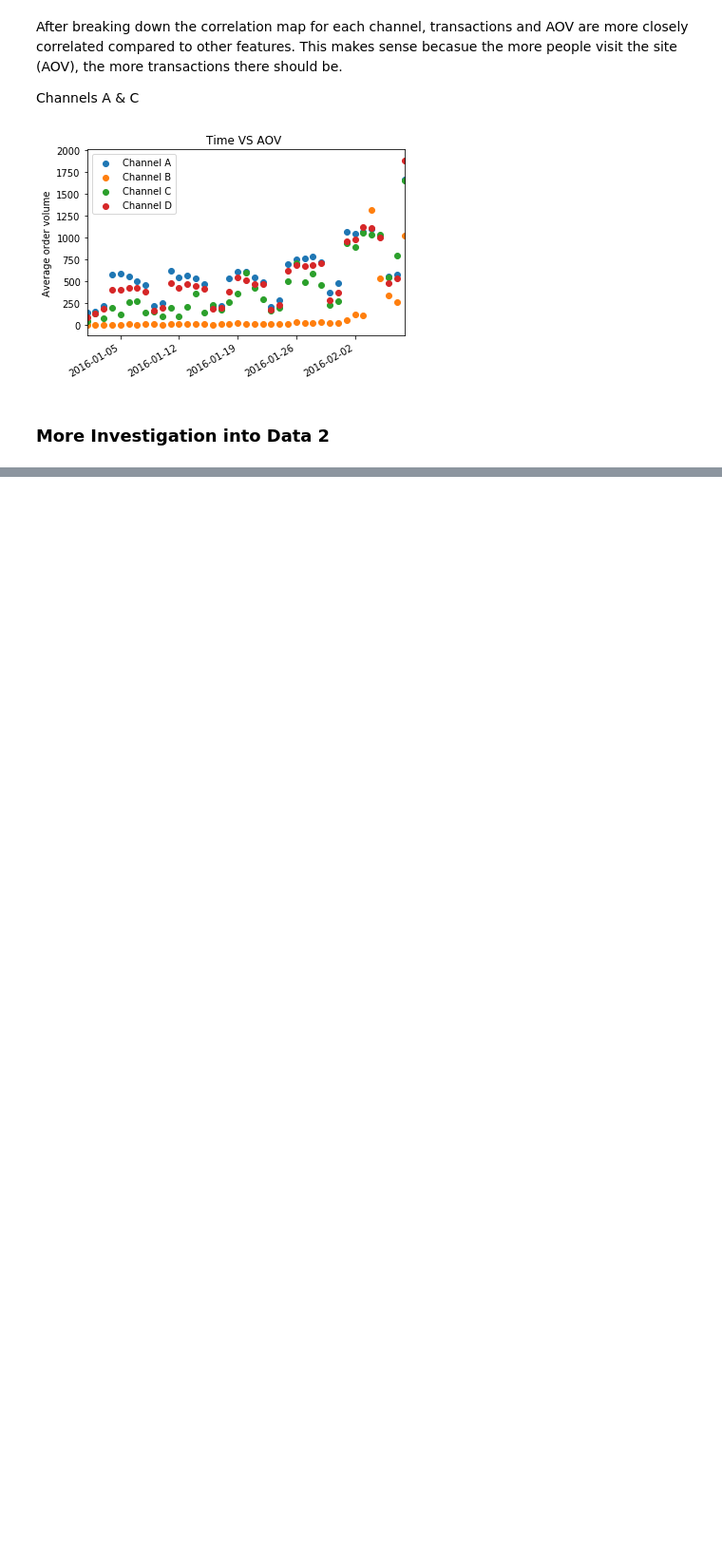
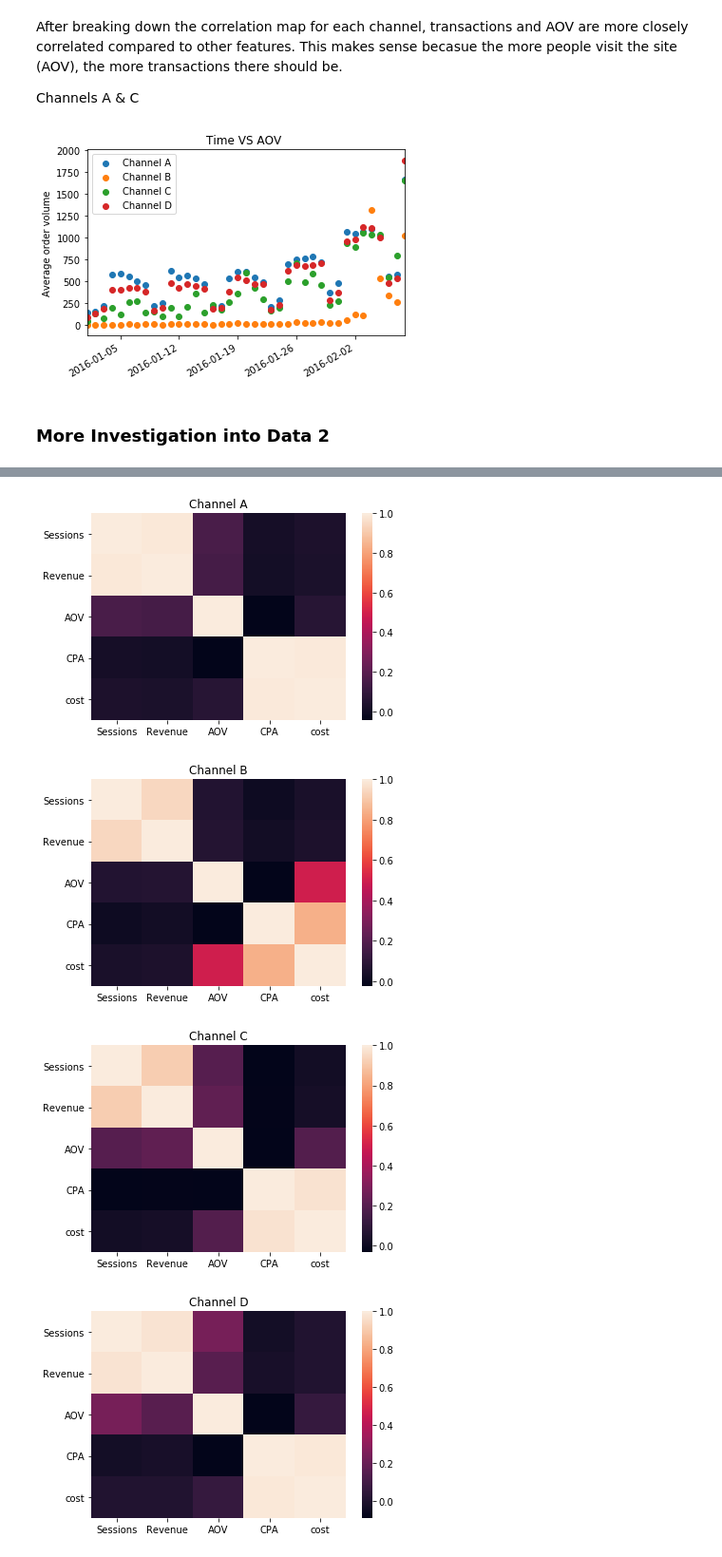
Before and after one commit to swong28/Interview-Assessments, a Jupyter notebook: Company1/Assessment Questions for an Interview.ipynb, the cells around one changed output, grey strips where cells are left out. Shown at 95% size. Cells and saved outputs as stored; diff of their text form; code cells hidden in the pictures; blank space fills up the shorter version.

```diff
--- a/Company1/Assessment Questions for an Interview.ipynb
+++ b/Company1/Assessment Questions for an Interview.ipynb
@@ -300,0 +320,7 @@ plt.show()
+# %%
+channel_corrmap(df_2)
+# %% [output]
+[figure, added]
+[figure, added]
+[figure, added]
+[figure, added]
```
Also changed, not shown: parts of 19 cells of this notebook.
